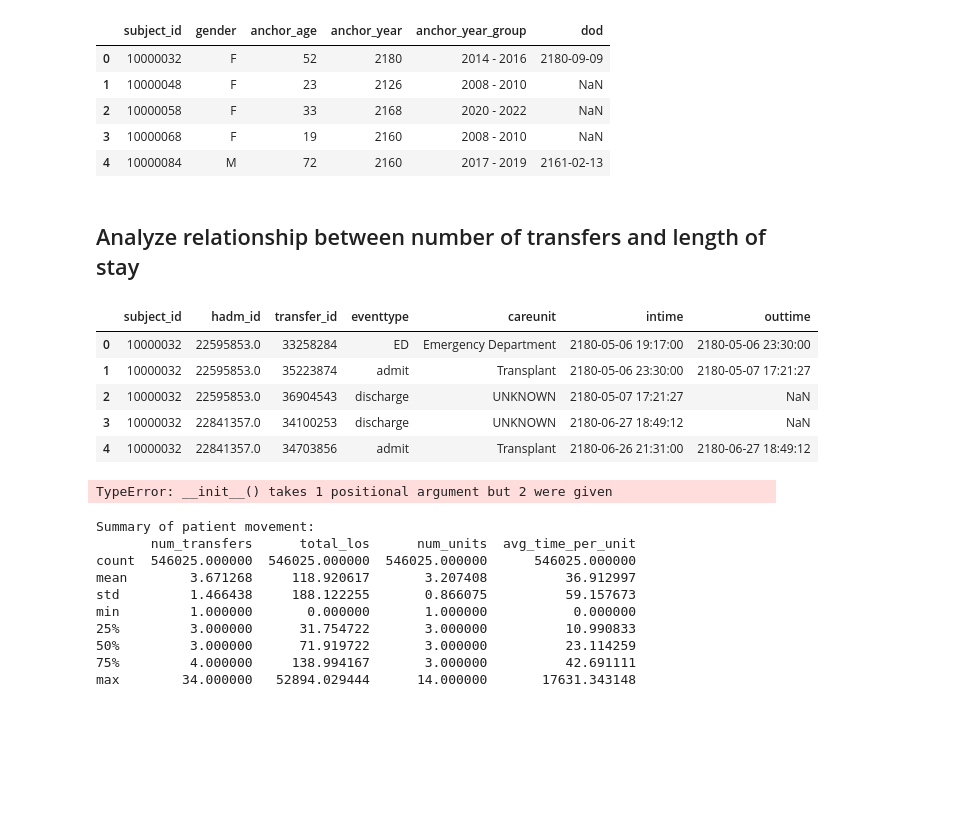
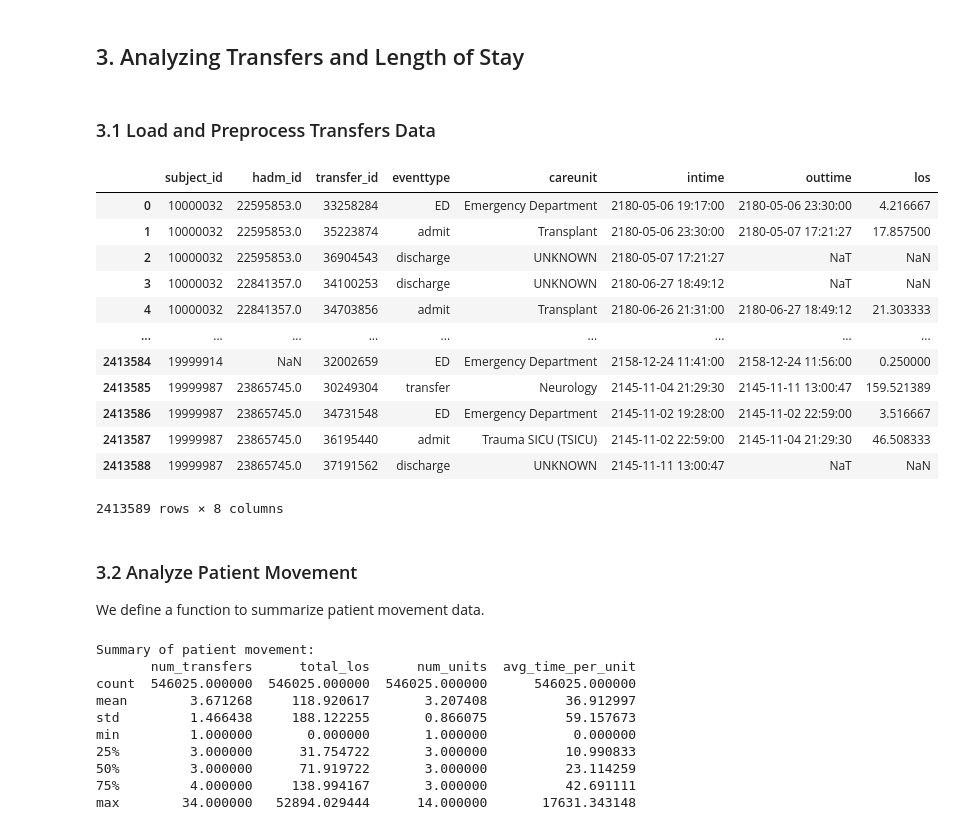
Before and after one commit to JewelsHovan/Milestone-I, a Jupyter notebook: src/FlowAnalysis.ipynb, the cells around one changed output. Saved outputs shown, nothing was run; the diff lists cells and outputs as text; code cells hidden in the pictures; blank space fills up the shorter version.

```diff
--- a/src/FlowAnalysis.ipynb
+++ b/src/FlowAnalysis.ipynb
@@ -31,39 +41,36 @@ file_paths = {
 }
-# %%
-patients_df = pd.read_csv(file_paths['patients'])
-patients_df.head()
-# %% [output]
-|  | subject_id | gender | anchor_age | anchor_year | anchor_year_group | dod |
-| 0 | 10000032 | F | 52 | 2180 | 2014 - 2016 | 2180-09-09 |
-| 1 | 10000048 | F | 23 | 2126 | 2008 - 2010 | NaN |
-| 2 | 10000058 | F | 33 | 2168 | 2020 - 2022 | NaN |
-| 3 | 10000068 | F | 19 | 2160 | 2008 - 2010 | NaN |
-| 4 | 10000084 | M | 72 | 2160 | 2017 - 2019 | 2161-02-13 |
 # %% [markdown]
-## Analyze relationship between number of transfers and length of stay
+## 3. Analyzing Transfers and Length of Stay
-# %%
-transfers_df.head()
-# %% [output]
-|  | subject_id | hadm_id | transfer_id | eventtype | careunit | intime | outtime |
-| 0 | 10000032 | 22595853.0 | 33258284 | ED | Emergency Department | 2180-05-06 19:17:00 | 2180-05-06 23:30:00 |
-| 1 | 10000032 | 22595853.0 | 35223874 | admit | Transplant | 2180-05-06 23:30:00 | 2180-05-07 17:21:27 |
-| 2 | 10000032 | 22595853.0 | 36904543 | discharge | UNKNOWN | 2180-05-07 17:21:27 | NaN |
-| 3 | 10000032 | 22841357.0 | 34100253 | discharge | UNKNOWN | 2180-06-27 18:49:12 | NaN |
-| 4 | 10000032 | 22841357.0 | 34703856 | admit | Transplant | 2180-06-26 21:31:00 | 2180-06-27 18:49:12 |
+# %% [markdown]
+### 3.1 Load and Preprocess Transfers Data
 # %%
 # Load Transfers Data
 transfers_df = pd.read_csv(file_paths['transfers'])
-
-# Preprocess the data
-preprocess = PreprocessMIMIC(file_paths)
-
 
 # Convert datetime columns
 transfers_df['intime'] = pd.to_datetime(transfers_df['intime'])
 transfers_df['outtime'] = pd.to_datetime(transfers_df['outtime'])
 
 # Calculate Length of Stay (LOS) in hours
 transfers_df['los'] = (transfers_df['outtime'] - transfers_df['intime']).dt.total_seconds() / 3600
+
+transfers_df
 # %% [output]
+|  | subject_id | hadm_id | transfer_id | eventtype | careunit | intime | outtime | los |
+| 0 | 10000032 | 22595853.0 | 33258284 | ED | Emergency Department | 2180-05-06 19:17:00 | 2180-05-06 23:30:00 | 4.216667 |
+| 1 | 10000032 | 22595853.0 | 35223874 | admit | Transplant | 2180-05-06 23:30:00 | 2180-05-07 17:21:27 | 17.857500 |
+| 2 | 10000032 | 22595853.0 | 36904543 | discharge | UNKNOWN | 2180-05-07 17:21:27 | NaT | NaN |
+| 3 | 10000032 | 22841357.0 | 34100253 | discharge | UNKNOWN | 2180-06-27 18:49:12 | NaT | NaN |
+| 4 | 10000032 | 22841357.0 | 34703856 | admit | Transplant | 2180-06-26 21:31:00 | 2180-06-27 18:49:12 | 21.303333 |
+| ... | ... | ... | ... | ... | ... | ... | ... | ... |
+| 2413584 | 19999914 | NaN | 32002659 | ED | Emergency Department | 2158-12-24 11:41:00 | 2158-12-24 11:56:00 | 0.250000 |
+| 2413585 | 19999987 | 23865745.0 | 30249304 | transfer | Neurology | 2145-11-04 21:29:30 | 2145-11-11 13:00:47 | 159.521389 |
+| 2413586 | 19999987 | 23865745.0 | 34731548 | ED | Emergency Department | 2145-11-02 19:28:00 | 2145-11-02 22:59:00 | 3.516667 |
+| 2413587 | 19999987 | 23865745.0 | 36195440 | admit | Trauma SICU (TSICU) | 2145-11-02 22:59:00 | 2145-11-04 21:29:30 | 46.508333 |
+| 2413588 | 19999987 | 23865745.0 | 37191562 | discharge | UNKNOWN | 2145-11-11 13:00:47 | NaT | NaN |
-TypeError: __init__() takes 1 positional argument but 2 were given
+2413589 rows × 8 columns
+# %% [markdown]
+### 3.2 Analyze Patient Movement
+
+We define a function to summarize patient movement data.
 # %%
```
Also changed, not shown: parts of 35 cells of this notebook, 6 other files.
